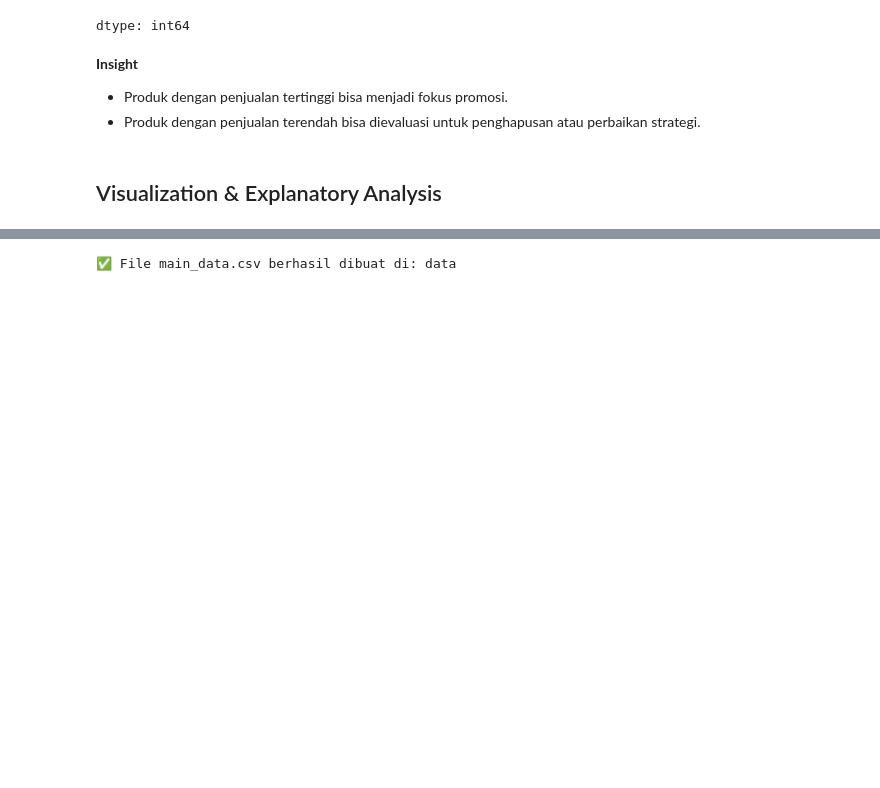
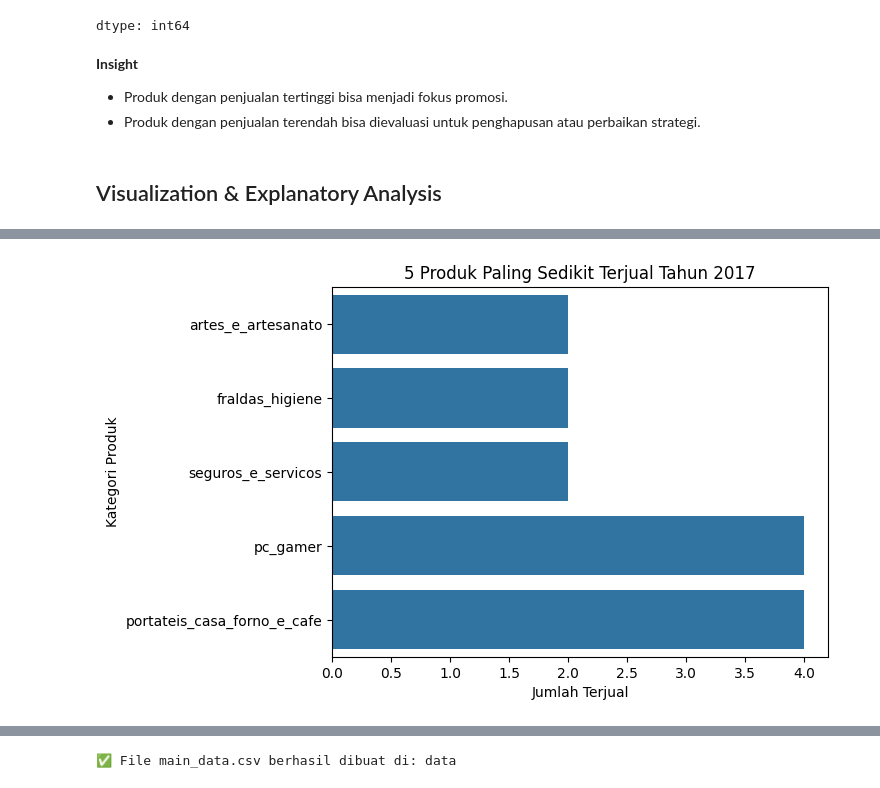
Before and after one commit to yudhakr/E-Commerce, a Jupyter notebook: notebook.ipynb, the cells around one changed output, grey strips where cells are left out. Saved outputs shown, nothing was run; the diff lists cells and outputs as text; code cells hidden in the pictures; blank space fills up the shorter version.

```diff
--- a/notebook.ipynb
+++ b/notebook.ipynb
@@ -498,0 +711,19 @@ plt.show()
+# %%
+# Menampilan produk yang paling sedikit terjual di tahun 2017
+least5_2017 = (
+    orders_df[orders_df["order_purchase_timestamp"].between("2017-01-01", "2017-12-31")]
+    .merge(order_items_df, on="order_id")
+    .merge(products_df, on="product_id")
+    .groupby("product_category_name")["order_id"]
+    .count()
+    .sort_values()
+    .head(5)
+)
+
+sns.barplot(x=least5_2017.values, y=least5_2017.index)
+plt.title("5 Produk Paling Sedikit Terjual Tahun 2017")
+plt.xlabel("Jumlah Terjual")
+plt.ylabel("Kategori Produk")
+plt.show()
+# %% [output]
+[figure, added]
```
Also changed, not shown: parts of 42 cells of this notebook, 1 other file.
